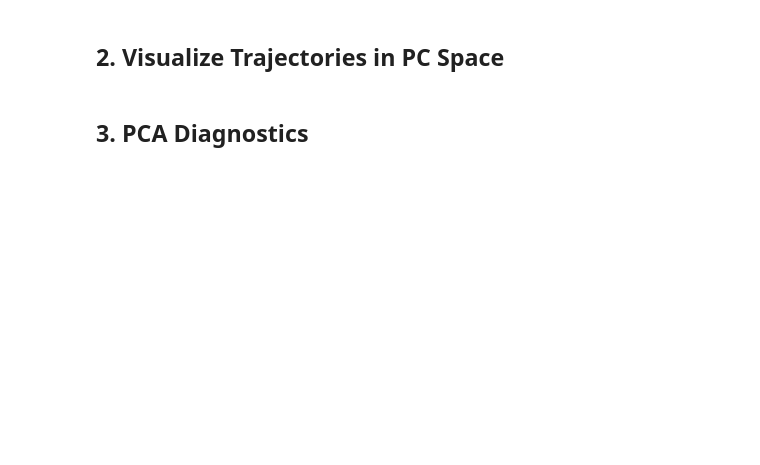
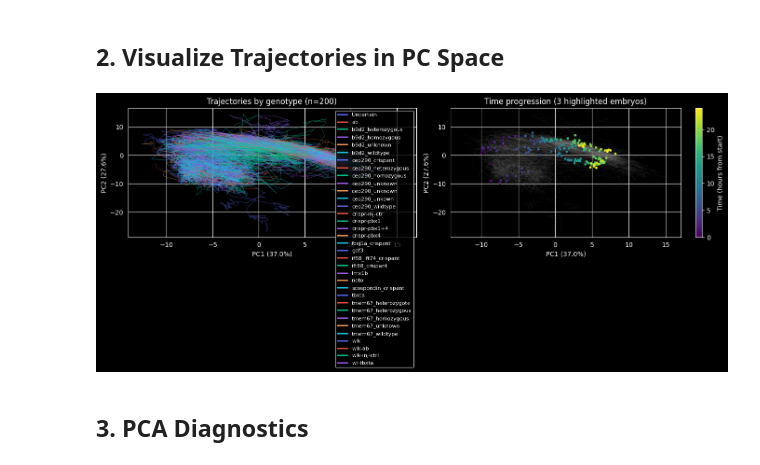
Before and after one commit to nlammers371/morphseq, a Jupyter notebook: dev/dynamo/sandbox.ipynb, the cells around one changed output. Drawn from its saved outputs; the diff is of its cells as text; code cells hidden in the pictures; blank space fills up the shorter version.

```diff
--- a/dev/dynamo/sandbox.ipynb
+++ b/dev/dynamo/sandbox.ipynb
@@ -91,10 +112,14 @@ import numpy as np
 
 # Color palette per class
 COLORS = ["#636EFA", "#EF553B", "#00CC96", "#AB63FA", "#FFA15A", "#19D3F3"]
+
+n_plot = 10
+np.random.seed(42)
+plot_ids = np.random.choice(np.arange(len(ds.trajectories)), size=n_plot, replace=False)
 class_colors = {cls: COLORS[i % len(COLORS)] for i, cls in enumerate(ds.class_names)}
-
 fig = go.Figure()
-for traj in ds.trajectories:
+for id in plot_ids:
+    traj = ds.trajectories[id]
     z = traj.trajectory
     fig.add_trace(go.Scatter3d(
         x=z[:, 0], y=z[:, 1], z=z[:, 2],
@@ -107,7 +132,10 @@ for traj in ds.trajectories:
     ))
 
 # One legend entry per class
-for cls, color in class_colors.items():
+for id in plot_ids:
+    traj = ds.trajectories[id]
+    cls = traj.perturbation_class
+    color = class_colors[cls]
     fig.add_trace(go.Scatter3d(
         x=[None], y=[None], z=[None],
         mode="markers", marker=dict(size=6, color=color),
@@ -126,49 +154,51 @@ fig.update_layout(
 )
 fig.show()
 # %%
-# 2D trajectory view: PC1 vs PC2, colored by developmental time
 import matplotlib.pyplot as plt
 import matplotlib.cm as cm
+
+N_SAMPLE = 200  # adjust as needed
+
+rng = np.random.default_rng(42)
+sample_idxs = rng.choice(len(ds.trajectories), size=min(N_SAMPLE, len(ds.trajectories)), replace=False)
+sampled_trajectories = [ds.trajectories[i] for i in sample_idxs]
 
 fig, axes = plt.subplots(1, 2, figsize=(14, 5))
 
 # Left: colored by genotype
 ax = axes[0]
-for traj in ds.trajectories:
+for traj in sampled_trajectories:
     z = traj.trajectory
     ax.plot(z[:, 0], z[:, 1], alpha=0.4, linewidth=0.8,
             color=class_colors[traj.perturbation_class])
-# Legend
 for cls, color in class_colors.items():
     ax.plot([], [], color=color, label=cls, linewidth=2)
 ax.legend(fontsize=8)
 ax.set_xlabel(f"PC1 ({var[0]:.1f}%)")
 ax.set_ylabel(f"PC2 ({var[1]:.1f}%)")
-ax.set_title("Trajectories by genotype")
+ax.set_title(f"Trajectories by genotype (n={len(sampled_trajectories)})")
 
-# Right: colored by time (first embryo highlighted)
+# Right: colored by time
 ax = axes[1]
-for traj in ds.trajectories:
+for traj in sampled_trajectories:
     ax.plot(traj.trajectory[:, 0], traj.trajectory[:, 1],
             alpha=0.1, linewidth=0.5, color="gray")
-
-# Highlight 3 representative embryos with time coloring
-rng = np.random.default_rng(42)
-sample_idxs = rng.choice(len(ds.trajectories), size=min(3, len(ds.trajectories)), replace=False)
-for idx in sample_idxs:
-    traj = ds.trajectories[idx]
+highlight_idxs = rng.choice(len(sampled_trajectories), size=min(3, len(sampled_trajectories)), replace=False)
+for idx in highlight_idxs:
+    traj = sampled_trajectories[idx]
     z = traj.trajectory
-    t = (traj.time_seconds - traj.time_seconds[0]) / 3600  # hours
+    t = (traj.time_seconds - traj.time_seconds[0]) / 3600
     sc = ax.scatter(z[:, 0], z[:, 1], c=t, cmap="viridis", s=8, zorder=5)
     ax.plot(z[:, 0], z[:, 1], alpha=0.5, linewidth=1, color="black", zorder=4)
-
 plt.colorbar(sc, ax=ax, label="Time (hours from start)")
 ax.set_xlabel(f"PC1 ({var[0]:.1f}%)")
 ax.set_ylabel(f"PC2 ({var[1]:.1f}%)")
 ax.set_title("Time progression (3 highlighted embryos)")
 
 plt.tight_layout()
 plt.show()
+# %% [output]
+[figure, added]
 # %% [markdown]
 ## 3. PCA Diagnostics
 # %%
```
Also changed, not shown: parts of 15 cells of this notebook.
